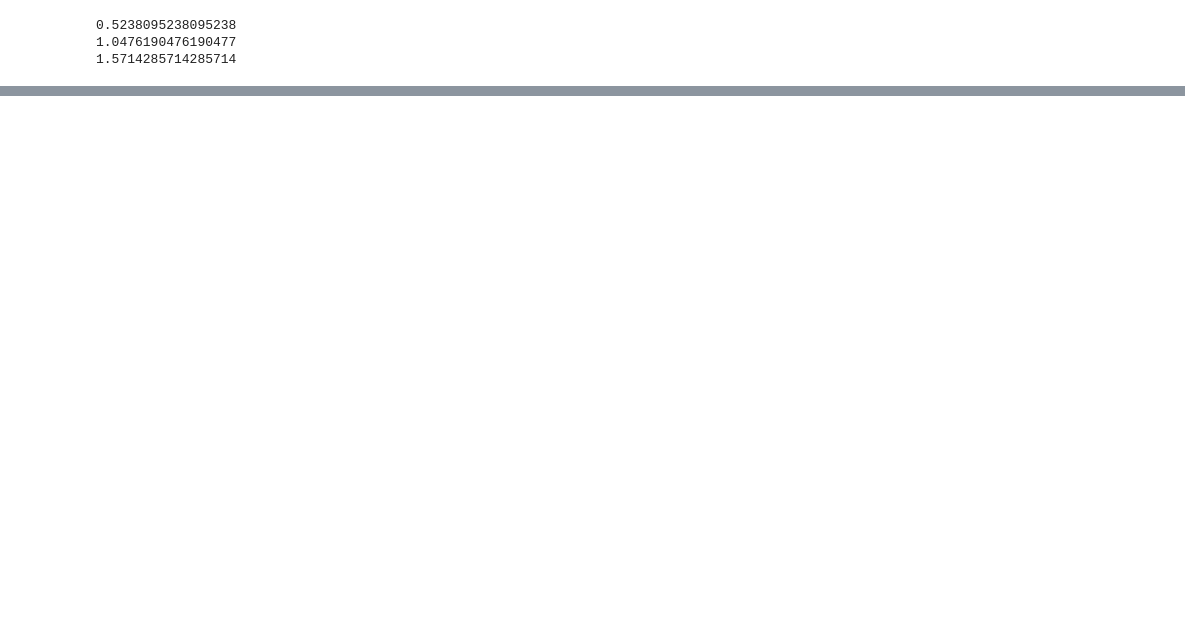
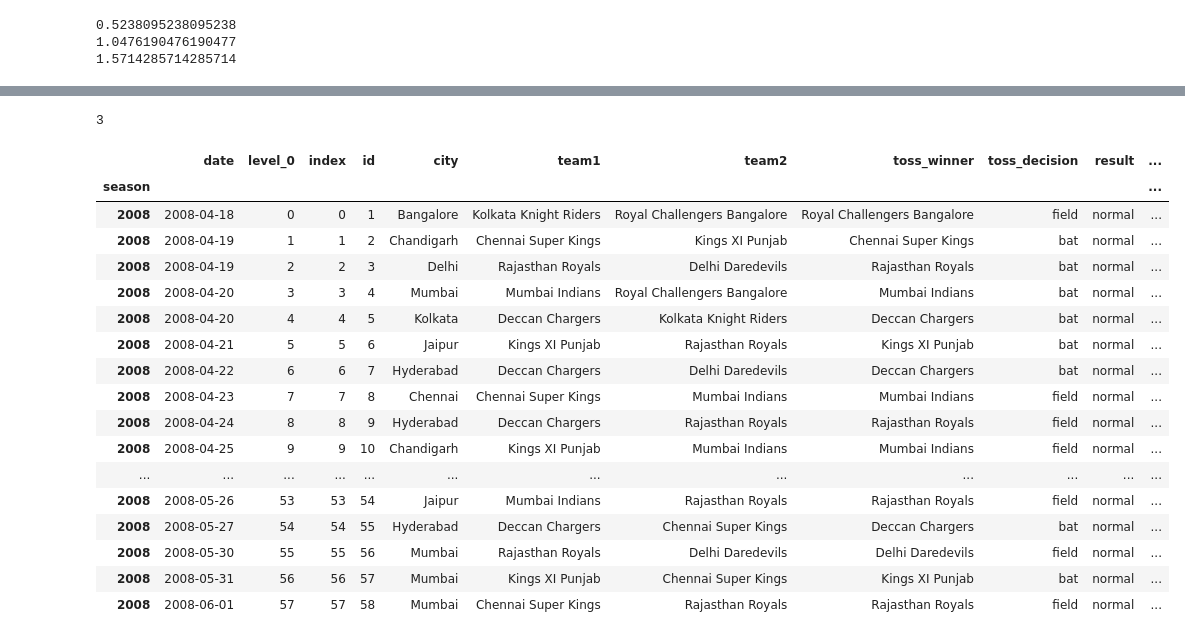
Before and after one commit to VinuthaGovindappa/PythonInColaboratory, a Jupyter notebook: Python_Day2_Training.ipynb, the cells around one changed output, grey strips where cells are left out. Drawn from its saved outputs; the diff is of its cells as text; code cells hidden in the pictures; blank space fills up the shorter version.

```diff
--- a/Python_Day2_Training.ipynb
+++ b/Python_Day2_Training.ipynb
@@ -27,0 +142,17 @@ for a in [90, 120, 180]:
+# %%
+# Pandas DataFrame
+# help tabular data "Python data analysis Library"
+
+# read data from matches.csv from data folder
+#
+
+import pandas as pd
+
+df = pd.read_csv('matches.csv')
+
+print(df.shape)
+print(df.columns)
+print(list(df.index)[:10])
+df.head()
+df.head(2)
+df.tail(3)
@@ -27,0 +171,54 @@ for a in [90, 120, 180]:
+# %%
+# Subsetting DataFrames
+
+# Only Bangalore games
+# Subset data frame where city is bangalore
+
+df[df['city']=='Bangalore']
+
+# on above subset get only winners
+df[df['city']=='Bangalore']['winner']
+
+# use isin function to subset season is 2008,2015
+df[df['season'].isin([2008,2015])]
+
+# get only season and toss_winner from above subset
+df[df['season'].isin([2008,2015])][['season','toss_winner']]
+
+# use valuse_counts for winners
+
+df['winner'].value_counts()
+
+# use isnull().sum() get total of NAs
+
+df['winner'].isnull().sum()
+# %% [output]
+3
+# %%
+# index, ix, loc, iloc
+# ix id depricated
+
+df.reset_index(inplace=True)
+df.set_index('season',inplace=True)
+
+df.iloc[0:10]
+df.loc['2008']
+# %% [output]
+|  | date | level_0 | index | id | city | team1 | team2 | toss_winner | toss_decision | result | ... |
+| season |  |  |  |  |  |  |  |  |  |  | ... |
+| 2008 | 2008-04-18 | 0 | 0 | 1 | Bangalore | Kolkata Knight Riders | Royal Challengers Bangalore | Royal Challengers Bangalore | field | normal | ... |
+| 2008 | 2008-04-19 | 1 | 1 | 2 | Chandigarh | Chennai Super Kings | Kings XI Punjab | Chennai Super Kings | bat | normal | ... |
+| 2008 | 2008-04-19 | 2 | 2 | 3 | Delhi | Rajasthan Royals | Delhi Daredevils | Rajasthan Royals | bat | normal | ... |
+| 2008 | 2008-04-20 | 3 | 3 | 4 | Mumbai | Mumbai Indians | Royal Challengers Bangalore | Mumbai Indians | bat | normal | ... |
+| 2008 | 2008-04-20 | 4 | 4 | 5 | Kolkata | Deccan Chargers | Kolkata Knight Riders | Deccan Chargers | bat | normal | ... |
+| 2008 | 2008-04-21 | 5 | 5 | 6 | Jaipur | Kings XI Punjab | Rajasthan Royals | Kings XI Punjab | bat | normal | ... |
+| 2008 | 2008-04-22 | 6 | 6 | 7 | Hyderabad | Deccan Chargers | Delhi Daredevils | Deccan Chargers | bat | normal | ... |
+| 2008 | 2008-04-23 | 7 | 7 | 8 | Chennai | Chennai Super Kings | Mumbai Indians | Mumbai Indians | field | normal | ... |
+| 2008 | 2008-04-24 | 8 | 8 | 9 | Hyderabad | Deccan Chargers | Rajasthan Royals | Rajasthan Royals | field | normal | ... |
+| 2008 | 2008-04-25 | 9 | 9 | 10 | Chandigarh | Kings XI Punjab | Mumbai Indians | Mumbai Indians | field | normal | ... |
+| ... | ... | ... | ... | ... | ... | ... | ... | ... | ... | ... | ... |
+| 2008 | 2008-05-26 | 53 | 53 | 54 | Jaipur | Mumbai Indians | Rajasthan Royals | Rajasthan Royals | field | normal | ... |
+| 2008 | 2008-05-27 | 54 | 54 | 55 | Hyderabad | Deccan Chargers | Chennai Super Kings | Deccan Chargers | bat | normal | ... |
+| 2008 | 2008-05-30 | 55 | 55 | 56 | Mumbai | Rajasthan Royals | Delhi Daredevils | Delhi Daredevils | field | normal | ... |
+| 2008 | 2008-05-31 | 56 | 56 | 57 | Mumbai | Kings XI Punjab | Chennai Super Kings | Kings XI Punjab | bat | normal | ... |
+| 2008 | 2008-06-01 | 57 | 57 | 58 | Mumbai | Chennai Super Kings | Rajasthan Royals | Rajasthan Royals | field | normal | ... |
```
Also changed, not shown: parts of 9 cells of this notebook.
